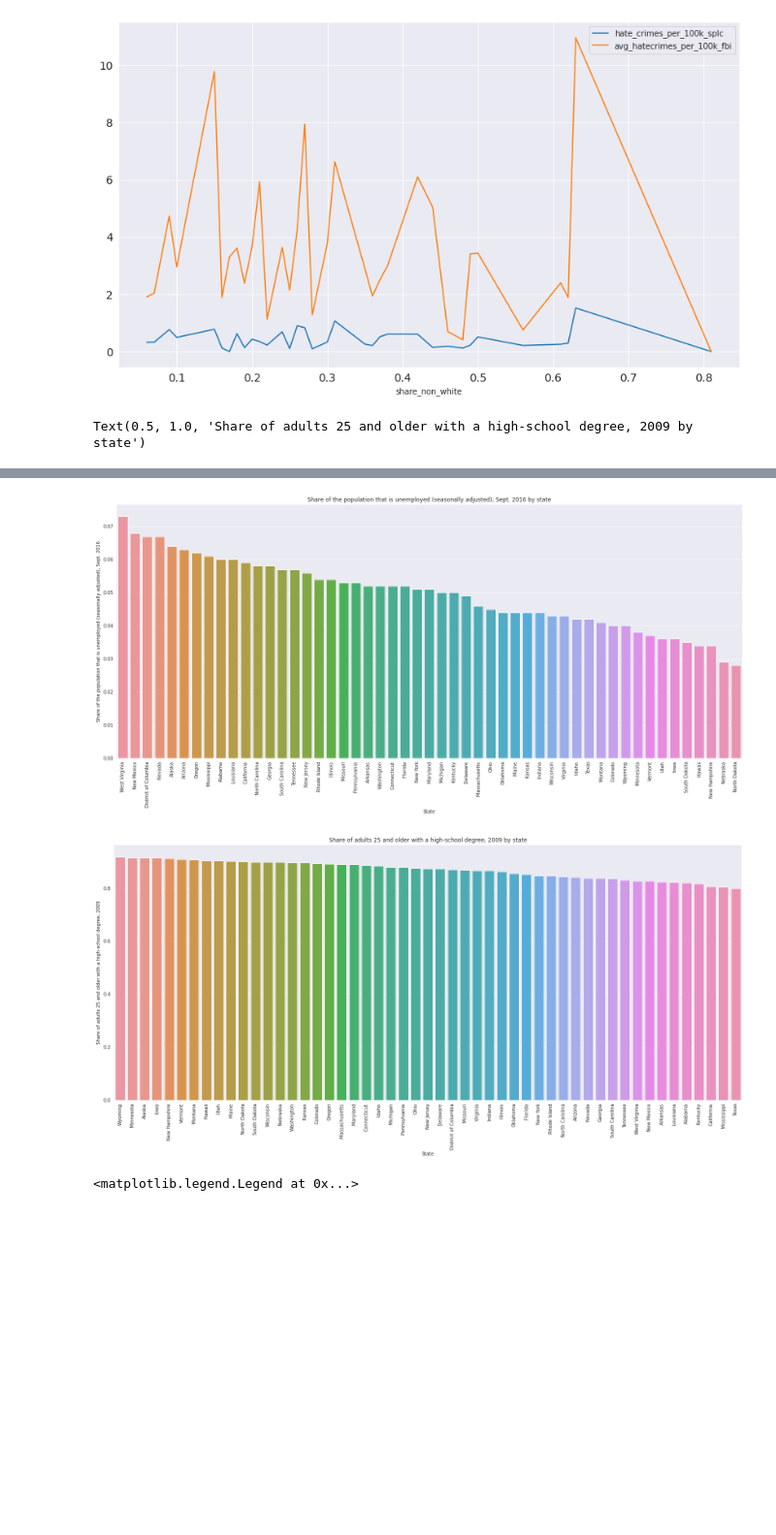
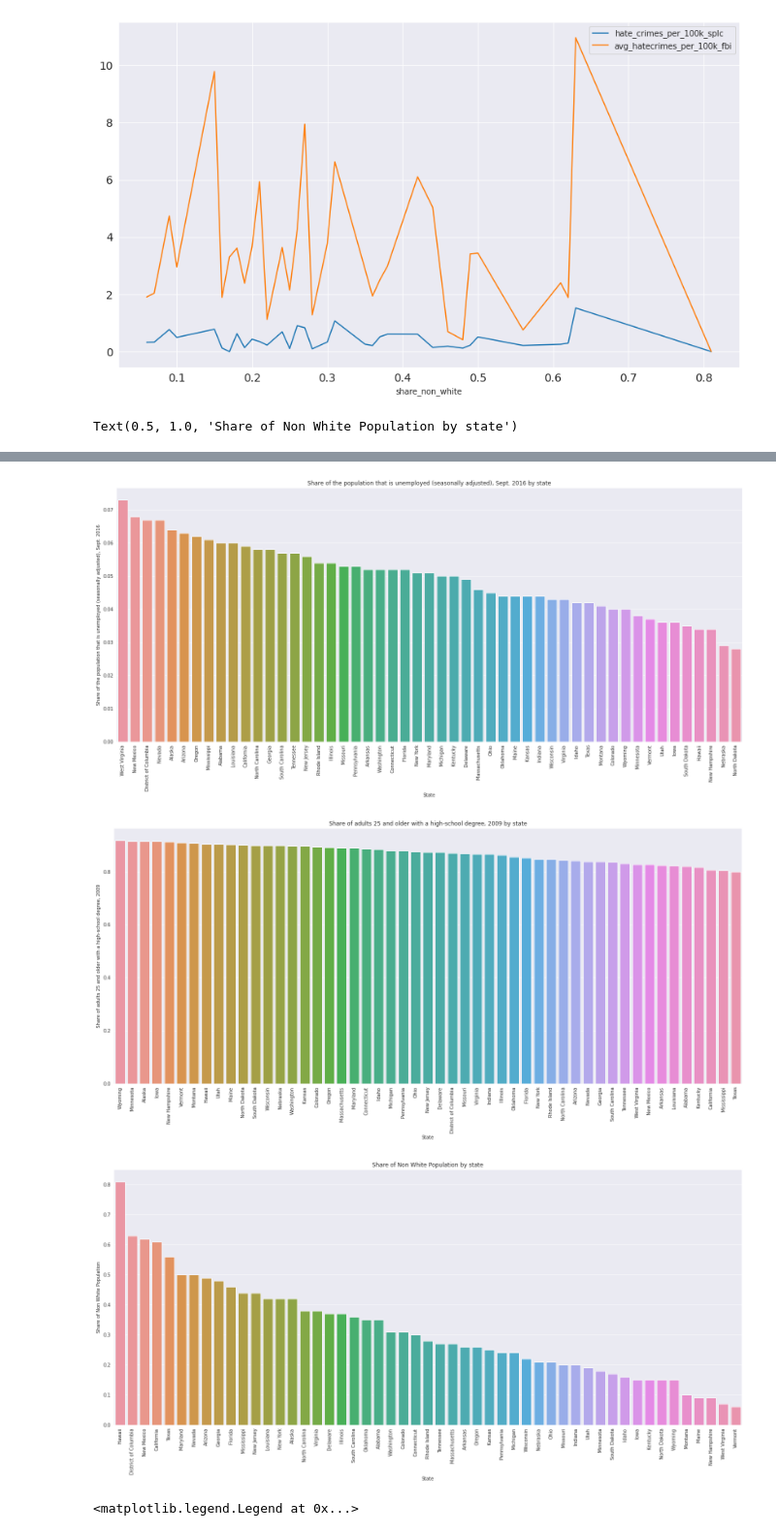
Before and after one commit to goncalves-tiago/testing, a Jupyter notebook: Trabalho_01_Análise_Multivariada.ipynb, the cells around one changed output, grey strips where cells are left out. Shown at 97% size. Cells and saved outputs as stored; diff of their text form; code cells hidden in the pictures; blank space fills up the shorter version.

```diff
--- a/Trabalho_01_Análise_Multivariada.ipynb
+++ b/Trabalho_01_Análise_Multivariada.ipynb
@@ -149,7 +149,7 @@ plt.show()
 state_list=list(hatecrimes.state.unique())
 hatecrimesrate=[]
 
-for i in region_list:
+for i in state_list:
     x=hatecrimes[hatecrimes.state==i]
     state_rate=sum(x.hate_crimes_per_100k_splc)/len(x)
     hatecrimesrate.append(state_rate)
@@ -170,7 +170,7 @@ plt.title('Hate crimes per 100,000 population, Southern Poverty Law Center, Nov.
 state_list=list(hatecrimes.state.unique())
 hatecrimesratefbi=[]
 
-for i in region_list:
+for i in state_list:
     x=hatecrimes[hatecrimes.state==i]
     state_rate=sum(x.avg_hatecrimes_per_100k_fbi)/len(x)
     hatecrimesratefbi.append(state_rate)
@@ -190,7 +190,7 @@ plt.title('Average annual hate crimes per 100,000 population, FBI, 2010-2015 by
 state_list=list(hatecrimes.state.unique())
 giniindexrate=[]
 
-for i in region_list:
+for i in state_list:
     x=hatecrimes[hatecrimes.state==i]
     state_rate=sum(x.gini_index)/len(x)
     giniindexrate.append(state_rate)
@@ -210,7 +210,7 @@ plt.title('Gini index, 2015 by state')
 state_list=list(hatecrimes.state.unique())
 citzenrate=[]
 
-for i in region_list:
+for i in state_list:
     x=hatecrimes[hatecrimes.state==i]
     state_rate=sum(x.share_non_citizen)/len(x)
     citzenrate.append(state_rate)
@@ -229,7 +229,7 @@ plt.title( 'Share of the population that are not U.S. citizens, 2015 by state')
 state_list=list(hatecrimes.state.unique())
 medianincome=[]
 
-for i in region_list:
+for i in state_list:
     x=hatecrimes[hatecrimes.state==i]
     state_rate=sum(x.median_household_income)/len(x)
     medianincome.append(state_rate)
@@ -249,7 +249,7 @@ plt.title( 'Median household income, 2016 by state')
 state_list=list(hatecrimes.state.unique())
 unemplo=[]
 
-for i in region_list:
+for i in state_list:
     x=hatecrimes[hatecrimes.state==i]
     state_rate=sum(x.share_unemployed_seasonal)/len(x)
     unemplo.append(state_rate)
@@ -264,35 +264,56 @@ plt.xticks(rotation=90)
 plt.xlabel('State')
 plt.ylabel('Share of the population that is unemployed (seasonally adjusted), Sept. 2016')
 plt.title( 'Share of the population that is unemployed (seasonally adjusted), Sept. 2016 by state')
 
 
 state_list=list(hatecrimes.state.unique())
 degreerate=[]
 
-for i in region_list:
+for i in state_list:
     x=hatecrimes[hatecrimes.state==i]
     state_rate=sum(x.share_population_with_high_school_degree)/len(x)
     degreerate.append(state_rate)
 
 df1=pd.DataFrame({'state_list':state_list,'degreerate': degreerate})
 new_index=df1.degreerate.sort_values(ascending=False).index.values
 sorted_data=df1.reindex(new_index)
 plt.figure(figsize=(24,10))
 ax=sns.barplot(x=sorted_data.state_list,y=sorted_data.degreerate)
 
 plt.xticks(rotation=90)
 plt.xlabel('State')
 plt.ylabel('Share of adults 25 and older with a high-school degree, 2009')
 plt.title( 'Share of adults 25 and older with a high-school degree, 2009 by state')
+
+
+state_list=list(hatecrimes.state.unique())
+degreerate=[]
+
+for i in state_list:
+    x=hatecrimes[hatecrimes.state==i]
+    state_rate=sum(x.share_non_white)/len(x)
+    degreerate.append(state_rate)
+
+df1=pd.DataFrame({'state_list':state_list,'degreerate': degreerate})
+new_index=df1.degreerate.sort_values(ascending=False).index.values
+sorted_data=df1.reindex(new_index)
+plt.figure(figsize=(24,10))
+ax=sns.barplot(x=sorted_data.state_list,y=sorted_data.degreerate)
+
+plt.xticks(rotation=90)
+plt.xlabel('State')
+plt.ylabel('Share of Non White Population')
+plt.title( 'Share of Non White Population by state')
 # %% [output]
-Text(0.5, 1.0, 'Share of adults 25 and older with a high-school degree, 2009 by state')
+Text(0.5, 1.0, 'Share of Non White Population by state')
 [figure]
 [figure]
 [figure]
 [figure]
 [figure]
 [figure]
 [figure]
+[figure, added]
 # %%
 # Set data
 df = pd.DataFrame({
```
